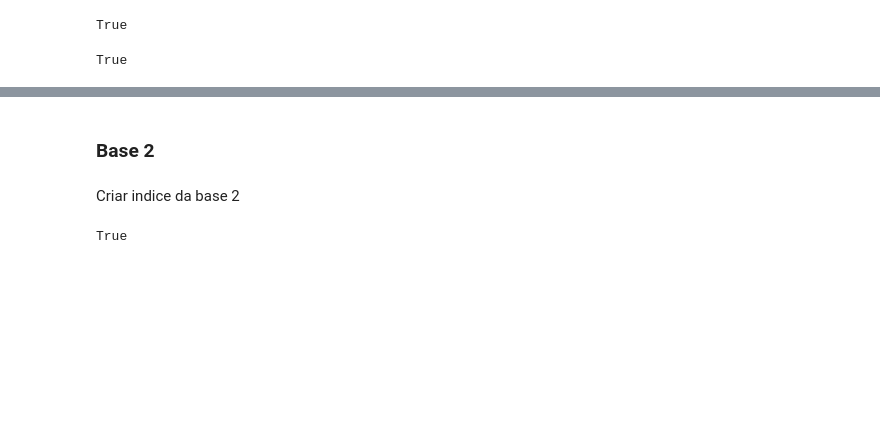
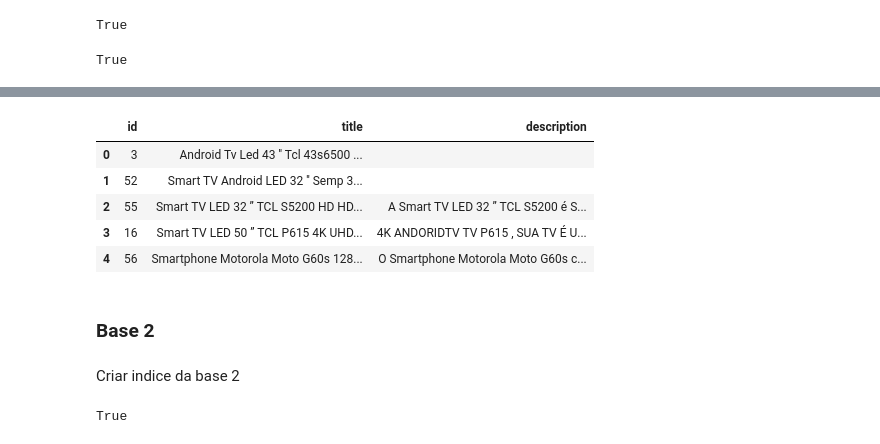
Before and after one commit to johnnyy/Recuperacao-Inteligente-de-Informacao, a Jupyter notebook: indexacao e busca/indexacao e busca.ipynb, the cells around one changed output, grey strips where cells are left out. Cells and saved outputs as stored; diff of their text form; code cells hidden in the pictures; blank space fills up the shorter version.

```diff
--- a/indexacao e busca/indexacao e busca.ipynb
+++ b/indexacao e busca/indexacao e busca.ipynb
@@ -185,0 +220,11 @@ True
+# %%
+df_consulta2 = es.search(consulta_2)
+df_consulta2 = pd.DataFrame(df_consulta2)
+df_consulta2.head()
+# %% [output]
+|  | id | title | description |
+| 0 | 3 | Android Tv Led 43 '' Tcl 43s6500 ... |  |
+| 1 | 52 | Smart TV Android LED 32 '' Semp 3... |  |
+| 2 | 55 | Smart TV LED 32 ” TCL S5200 HD HD... | A Smart TV LED 32 ” TCL S5200 é S... |
+| 3 | 16 | Smart TV LED 50 ” TCL P615 4K UHD... | 4K ANDORIDTV TV P615 , SUA TV É U... |
+| 4 | 56 | Smartphone Motorola Moto G60s 128... | O Smartphone Motorola Moto G60s c... |
```
Also changed, not shown: parts of 45 cells of this notebook, 1 other file.
